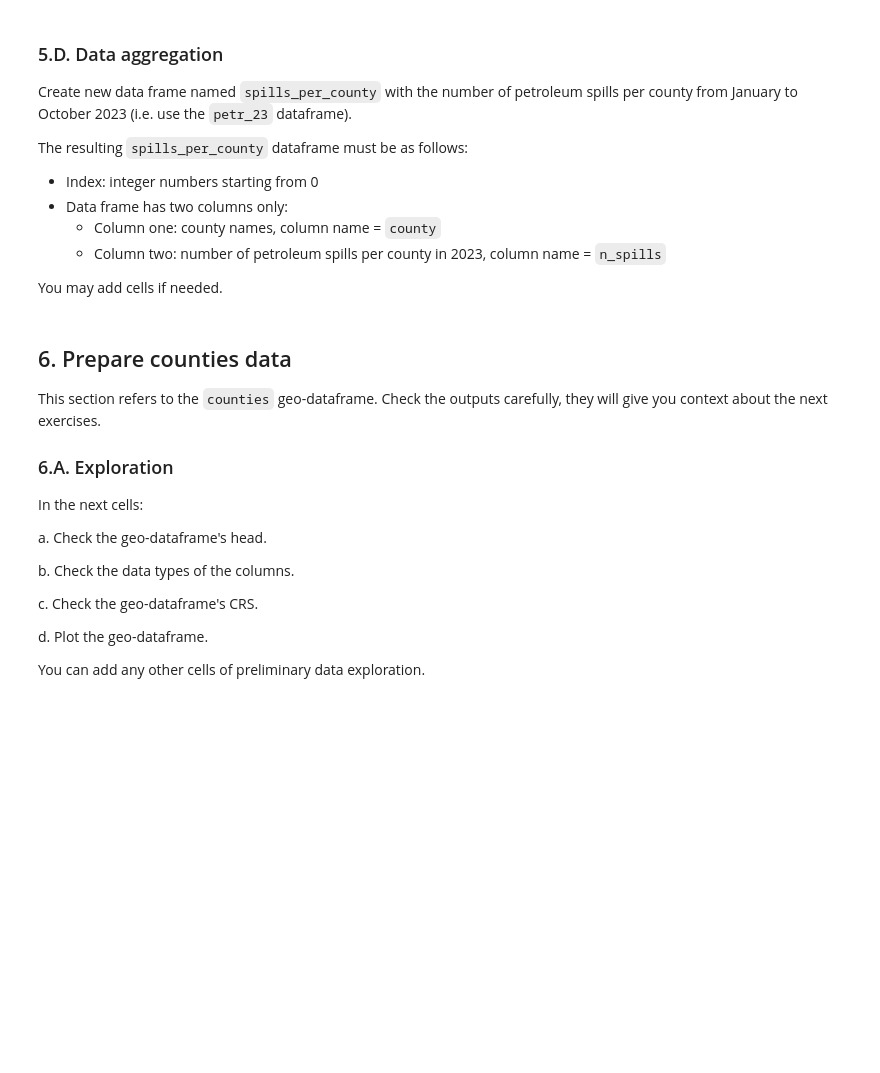
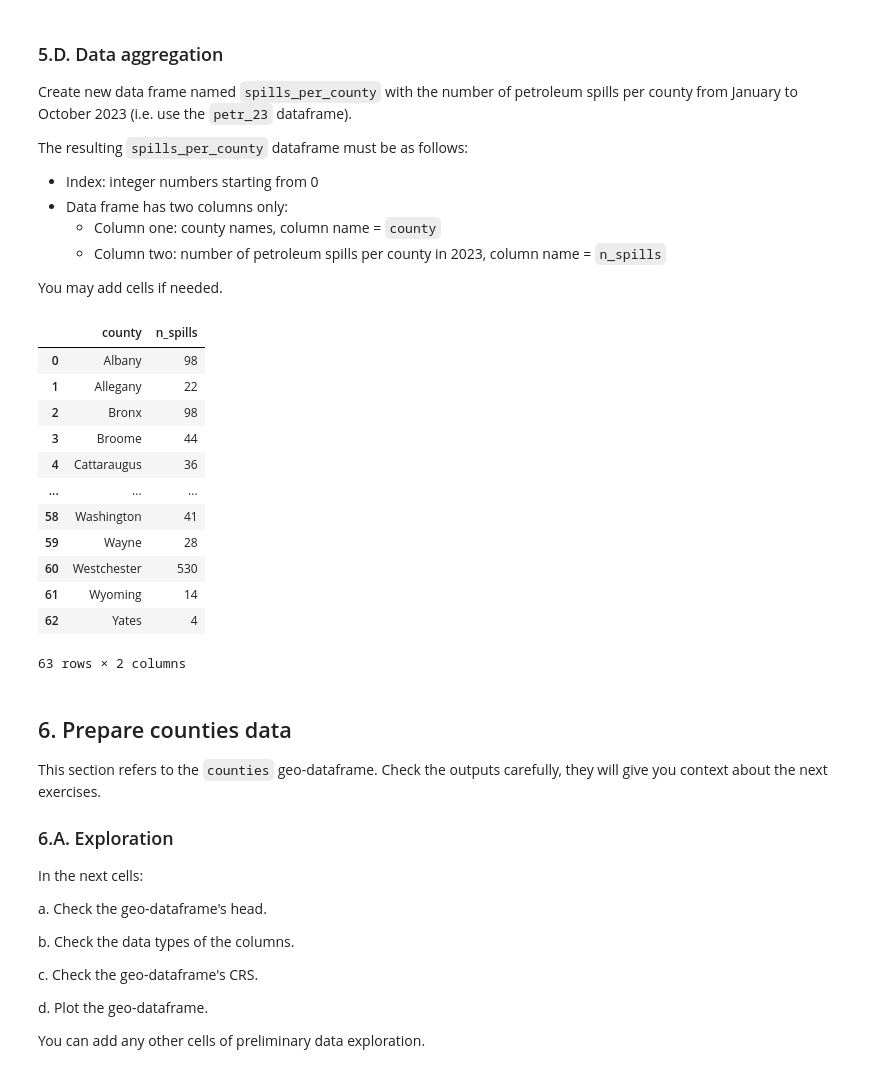
Before and after one commit to tommats00/eds220-hwk3, a Jupyter notebook: hwk3-task2-oil-spills.ipynb, the cells around one changed output. Drawn from its saved outputs; the diff is of its cells as text; code cells hidden in the pictures; blank space fills up the shorter version.

```diff
--- a/hwk3-task2-oil-spills.ipynb
+++ b/hwk3-task2-oil-spills.ipynb
@@ -182,8 +264,22 @@ The resulting `spills_per_county` dataframe must be as follows:
 You may add cells if needed.
 # %%
 # Your code here
-spills_per_county = ...
+spills_per_county = petr_23.groupby('county').size().reset_index().rename(columns = {0 : 'n_spills'})
 spills_per_county
+# %% [output]
+|  | county | n_spills |
+| 0 | Albany | 98 |
+| 1 | Allegany | 22 |
+| 2 | Bronx | 98 |
+| 3 | Broome | 44 |
+| 4 | Cattaraugus | 36 |
+| ... | ... | ... |
+| 58 | Washington | 41 |
+| 59 | Wayne | 28 |
+| 60 | Westchester | 530 |
+| 61 | Wyoming | 14 |
+| 62 | Yates | 4 |
+63 rows × 2 columns
 # %% [markdown]
 ## 6. Prepare counties data
 
```
Also changed, not shown: parts of 23 cells of this notebook.
